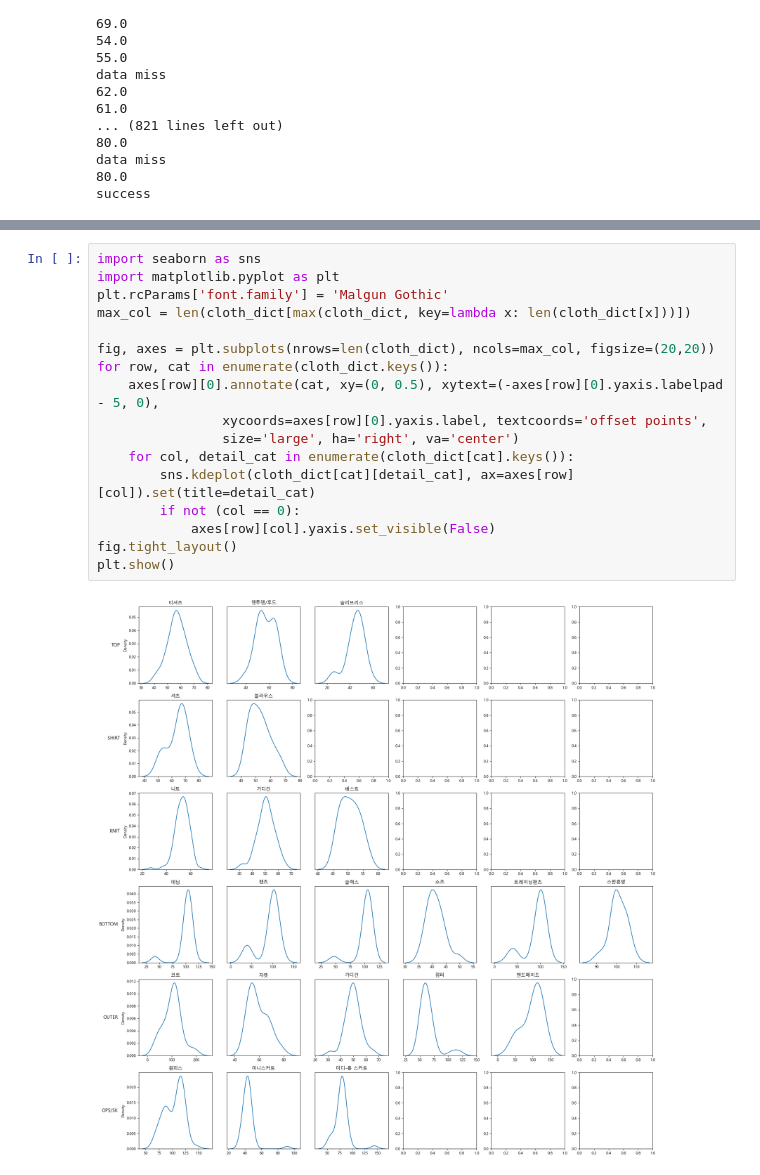
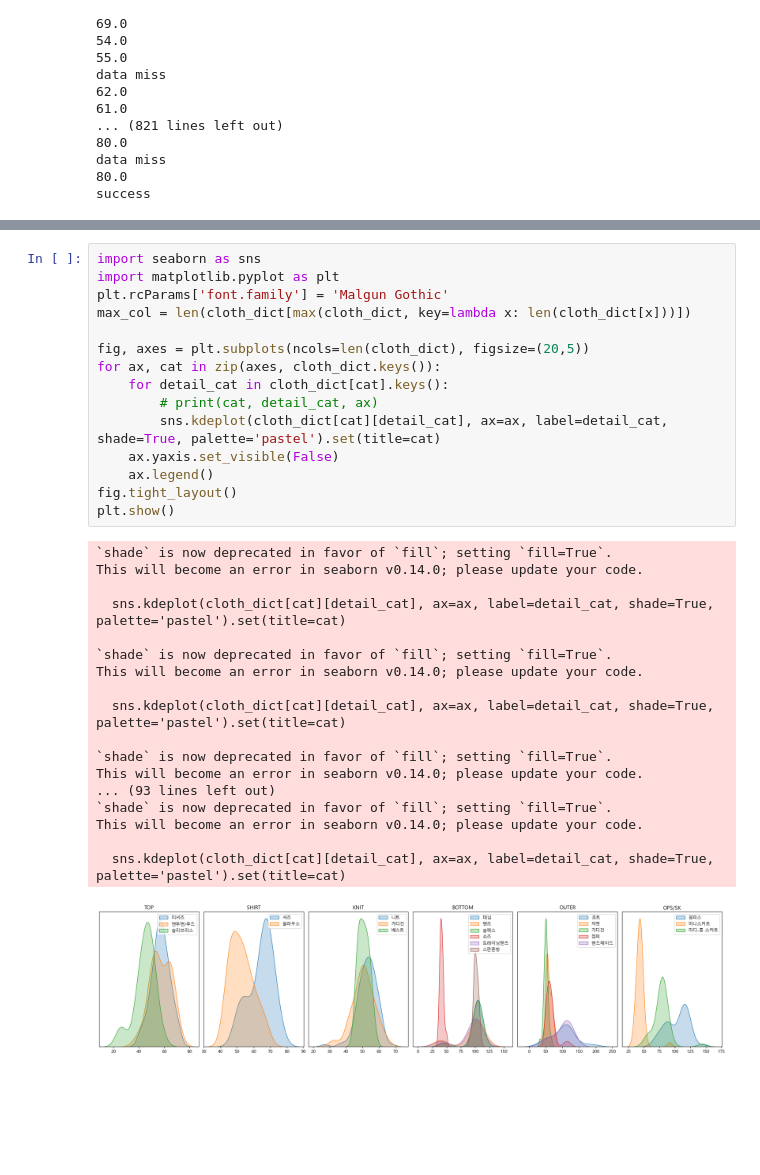
Before and after one commit to sinjy1203/TIL, a Jupyter notebook: web_crawling/ClothSizeCrawling.ipynb, the cells around one changed output, grey strips where cells are left out. Cells and saved outputs as stored; diff of their text form; blank space fills up the shorter version.

Commit message:
edit visualization

```diff
--- a/web_crawling/ClothSizeCrawling.ipynb
+++ b/web_crawling/ClothSizeCrawling.ipynb
@@ -148,19 +129,34 @@ defaultdict(dict,
 # %%
 import seaborn as sns
 import matplotlib.pyplot as plt
 plt.rcParams['font.family'] = 'Malgun Gothic'
 max_col = len(cloth_dict[max(cloth_dict, key=lambda x: len(cloth_dict[x]))])
 
-fig, axes = plt.subplots(nrows=len(cloth_dict), ncols=max_col, figsize=(20,20))
-for row, cat in enumerate(cloth_dict.keys()):
-    axes[row][0].annotate(cat, xy=(0, 0.5), xytext=(-axes[row][0].yaxis.labelpad - 5, 0),
-                xycoords=axes[row][0].yaxis.label, textcoords='offset points',
-                size='large', ha='right', va='center')
-    for col, detail_cat in enumerate(cloth_dict[cat].keys()):
-        sns.kdeplot(cloth_dict[cat][detail_cat], ax=axes[row][col]).set(title=detail_cat)
-        if not (col == 0):
-            axes[row][col].yaxis.set_visible(False)
+fig, axes = plt.subplots(ncols=len(cloth_dict), figsize=(20,5))
+for ax, cat in zip(axes, cloth_dict.keys()):
+    for detail_cat in cloth_dict[cat].keys():
+        # print(cat, detail_cat, ax)
+        sns.kdeplot(cloth_dict[cat][detail_cat], ax=ax, label=detail_cat, shade=True, palette='pastel').set(title=cat)
+    ax.yaxis.set_visible(False)
+    ax.legend()
 fig.tight_layout()
 plt.show()
 # %% [output]
+`shade` is now deprecated in favor of `fill`; setting `fill=True`.
+This will become an error in seaborn v0.14.0; please update your code.
+
+  sns.kdeplot(cloth_dict[cat][detail_cat], ax=ax, label=detail_cat, shade=True, palette='pastel').set(title=cat)
+
+`shade` is now deprecated in favor of `fill`; setting `fill=True`.
+This will become an error in seaborn v0.14.0; please update your code.
+
+  sns.kdeplot(cloth_dict[cat][detail_cat], ax=ax, label=detail_cat, shade=True, palette='pastel').set(title=cat)
+
+`shade` is now deprecated in favor of `fill`; setting `fill=True`.
+This will become an error in seaborn v0.14.0; please update your code.
+... (93 lines left out)
+`shade` is now deprecated in favor of `fill`; setting `fill=True`.
+This will become an error in seaborn v0.14.0; please update your code.
+
+  sns.kdeplot(cloth_dict[cat][detail_cat], ax=ax, label=detail_cat, shade=True, palette='pastel').set(title=cat)
-[figure, old version]
+[figure, new version]
```
Also changed, not shown: parts of 1 cell of this notebook, 1 other file.
